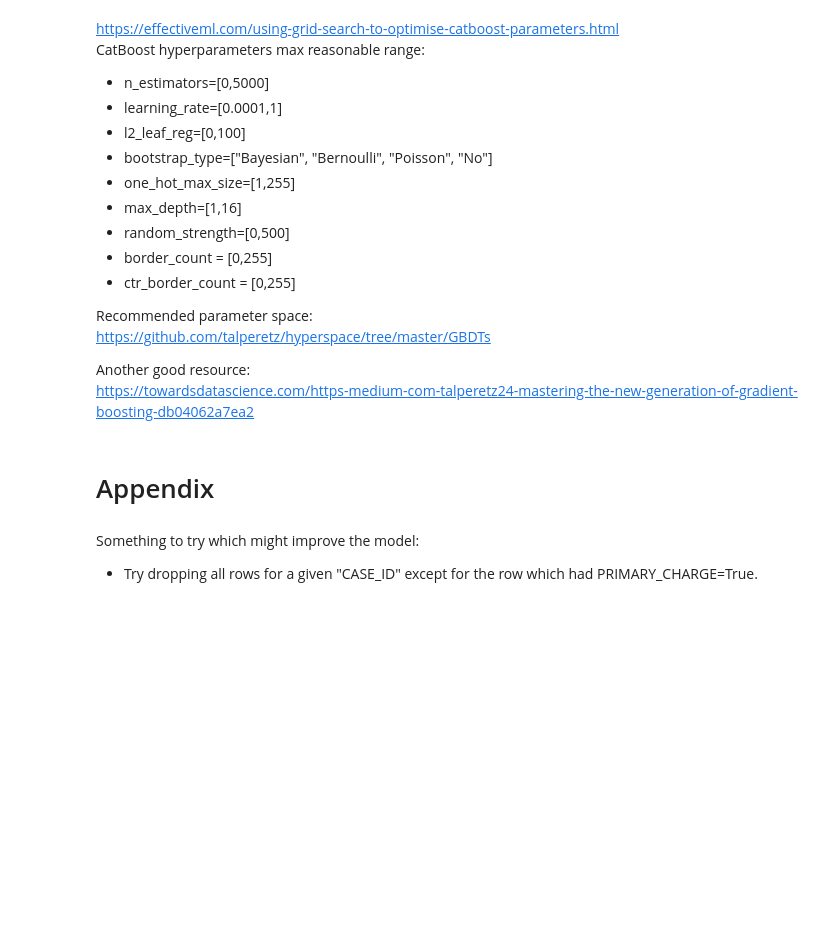
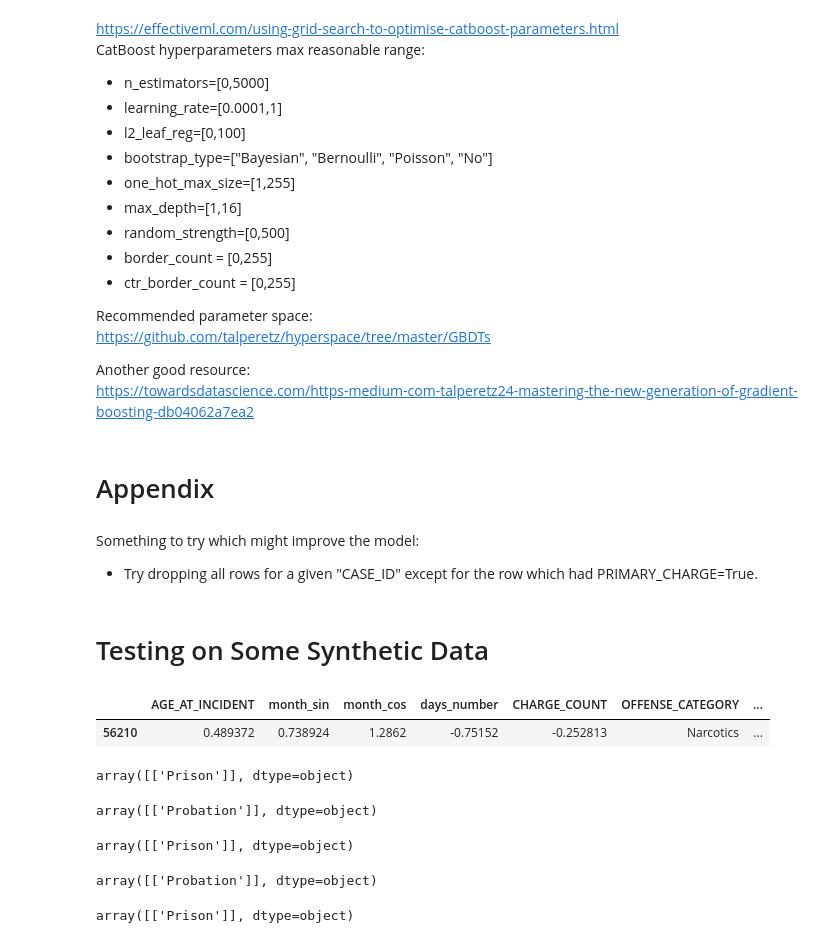
Before and after one commit to MinuraSilva/SentencePredictor, a Jupyter notebook: Model_prediction.ipynb, the cells around one changed output. Saved outputs shown, nothing was run; the diff lists cells and outputs as text; code cells hidden in the pictures; blank space fills up the shorter version.

```diff
--- a/Model_prediction.ipynb
+++ b/Model_prediction.ipynb
@@ -641,3 +693,41 @@ passthrough_transformer = Pipeline([
 # %% [markdown]
 Something to try which might improve the model:
 - Try dropping all rows for a given "CASE_ID" except for the row which had PRIMARY_CHARGE=True.
+# %% [markdown]
+# Testing on Some Synthetic Data
+# %%
+example = X_train_cat.head(1).copy()
+# %%
+example
+# %% [output]
+|  | AGE_AT_INCIDENT | month_sin | month_cos | days_number | CHARGE_COUNT | OFFENSE_CATEGORY | ... |
+| 56210 | 0.489372 | 0.738924 | 1.2862 | -0.75152 | -0.252813 | Narcotics | ... |
+# %%
+# Prediction at start
+modelCB.predict(example.head(1))
+# %% [output]
+array([['Prison']], dtype=object)
+# %%
+# Change race from Black to White:
+example.loc[56210,"RACE"] = "White"
+modelCB.predict(example)
+# %% [output]
+array([['Probation']], dtype=object)
+# %%
+# Change race back to Black:
+example.loc[56210,"RACE"] = "Black"
+modelCB.predict(example)
+# %% [output]
+array([['Prison']], dtype=object)
+# %%
+# Change Gender from Male to Female:
+example.loc[56210,"GENDER"] = "Female"
+modelCB.predict(example)
+# %% [output]
+array([['Probation']], dtype=object)
+# %%
+# Make the person older than current age z-score=0.489372
+example.loc[56210,"AGE_AT_INCIDENT"] = 0.9
+modelCB.predict(example)
+# %% [output]
+array([['Prison']], dtype=object)
```
Also changed, not shown: parts of 14 cells of this notebook.
